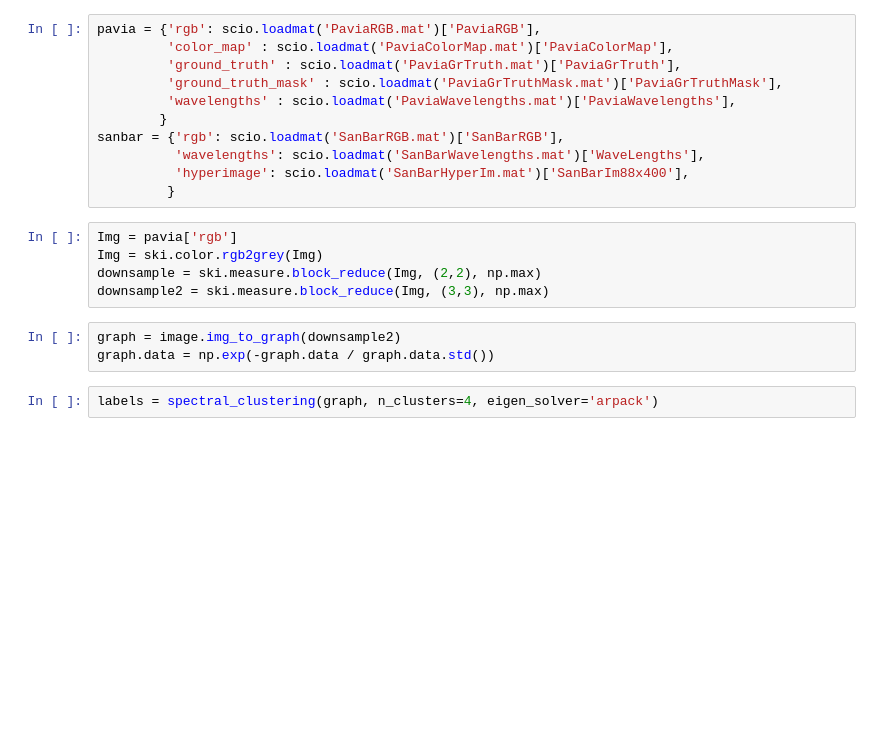
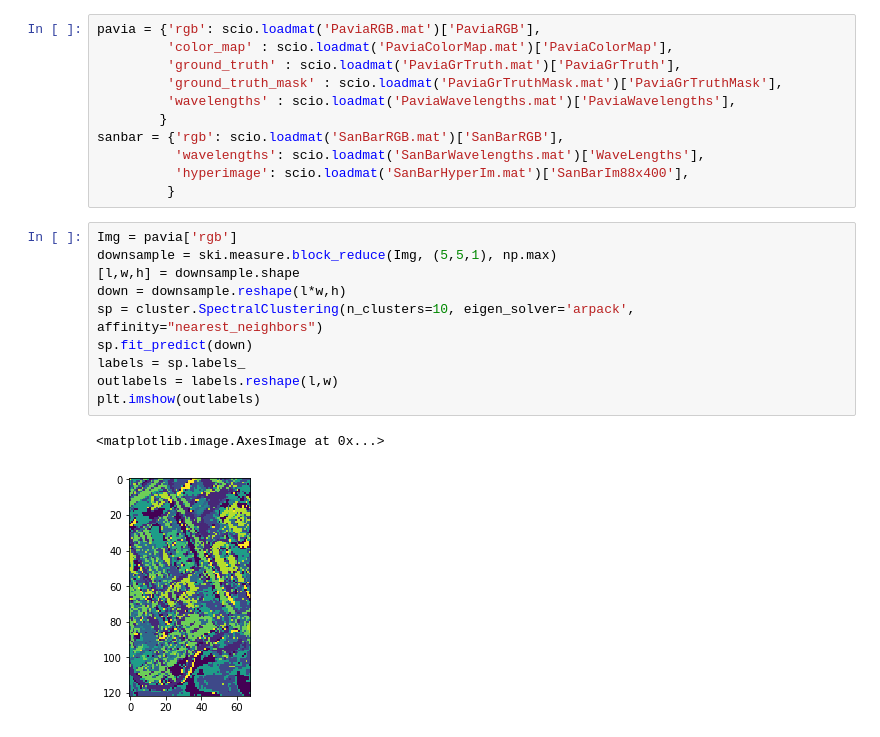
Before and after one commit to rachit-ranjan16/ImSegClust, a Jupyter notebook: SpectralClustering 1.ipynb, the cells around one changed output. Cells and saved outputs as stored; diff of their text form; blank space fills up the shorter version.

Commit message:
spectral clustering 04052018

```diff
--- a/SpectralClustering 1.ipynb
+++ b/SpectralClustering 1.ipynb
@@ -18,13 +20,16 @@ sanbar = {'rgb': scio.loadmat('SanBarRGB.mat')['SanBarRGB'],
           'wavelengths': scio.loadmat('SanBarWavelengths.mat')['WaveLengths'],
           'hyperimage': scio.loadmat('SanBarHyperIm.mat')['SanBarIm88x400'],
          }
-# %%
-Img = pavia['rgb']
-Img = ski.color.rgb2grey(Img)
-downsample = ski.measure.block_reduce(Img, (2,2), np.max)
-downsample2 = ski.measure.block_reduce(Img, (3,3), np.max)
-# %%
-graph = image.img_to_graph(downsample2)
-graph.data = np.exp(-graph.data / graph.data.std())
-# %%
-labels = spectral_clustering(graph, n_clusters=4, eigen_solver='arpack')
+# %%
+Img = pavia['rgb']
+downsample = ski.measure.block_reduce(Img, (5,5,1), np.max)
+[l,w,h] = downsample.shape
+down = downsample.reshape(l*w,h)
+sp = cluster.SpectralClustering(n_clusters=10, eigen_solver='arpack', affinity="nearest_neighbors")
+sp.fit_predict(down)
+labels = sp.labels_
+outlabels = labels.reshape(l,w)
+plt.imshow(outlabels)
+# %% [output]
+<matplotlib.image.AxesImage at 0x...>
+[figure, added]
```
Also changed, not shown: parts of 2 cells of this notebook.
